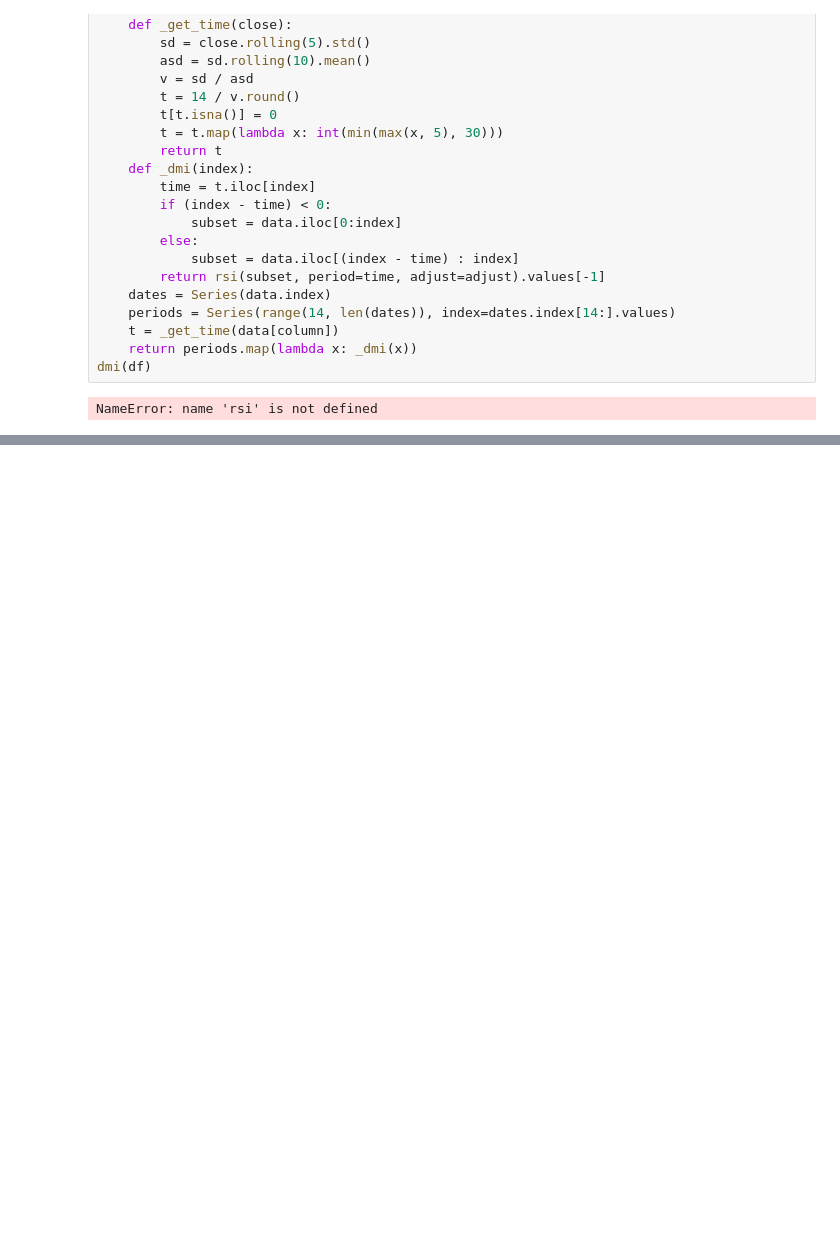
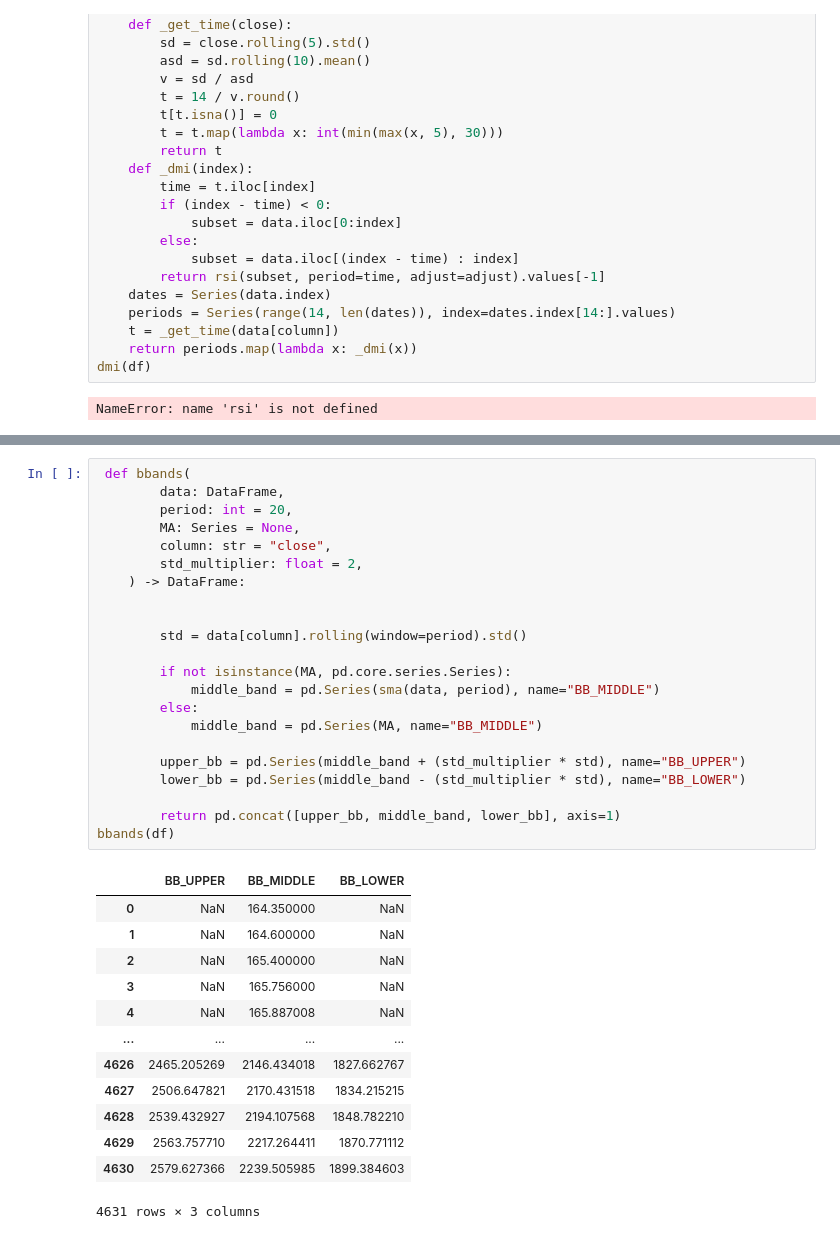
Before and after one commit to divyanshu-kunwar/StatisticIndicators, a Jupyter notebook: indicator.ipynb, the cells around one changed output, grey strips where cells are left out. Saved outputs shown, nothing was run; the diff lists cells and outputs as text; blank space fills up the shorter version.

```diff
--- a/indicator.ipynb
+++ b/indicator.ipynb
@@ -957,0 +1064,36 @@ Length: 4631, dtype: float64
+# %%
+ def bbands(
+        data: DataFrame,
+        period: int = 20,
+        MA: Series = None,
+        column: str = "close",
+        std_multiplier: float = 2,
+    ) -> DataFrame:
+
+
+        std = data[column].rolling(window=period).std()
+
+        if not isinstance(MA, pd.core.series.Series):
+            middle_band = pd.Series(sma(data, period), name="BB_MIDDLE")
+        else:
+            middle_band = pd.Series(MA, name="BB_MIDDLE")
+
+        upper_bb = pd.Series(middle_band + (std_multiplier * std), name="BB_UPPER")
+        lower_bb = pd.Series(middle_band - (std_multiplier * std), name="BB_LOWER")
+
+        return pd.concat([upper_bb, middle_band, lower_bb], axis=1)
+bbands(df)
+# %% [output]
+|  | BB_UPPER | BB_MIDDLE | BB_LOWER |
+| 0 | NaN | 164.350000 | NaN |
+| 1 | NaN | 164.600000 | NaN |
+| 2 | NaN | 165.400000 | NaN |
+| 3 | NaN | 165.756000 | NaN |
+| 4 | NaN | 165.887008 | NaN |
+| ... | ... | ... | ... |
+| 4626 | 2465.205269 | 2146.434018 | 1827.662767 |
+| 4627 | 2506.647821 | 2170.431518 | 1834.215215 |
+| 4628 | 2539.432927 | 2194.107568 | 1848.782210 |
+| 4629 | 2563.757710 | 2217.264411 | 1870.771112 |
+| 4630 | 2579.627366 | 2239.505985 | 1899.384603 |
+4631 rows × 3 columns
```
Also changed, not shown: parts of 4 cells of this notebook.
